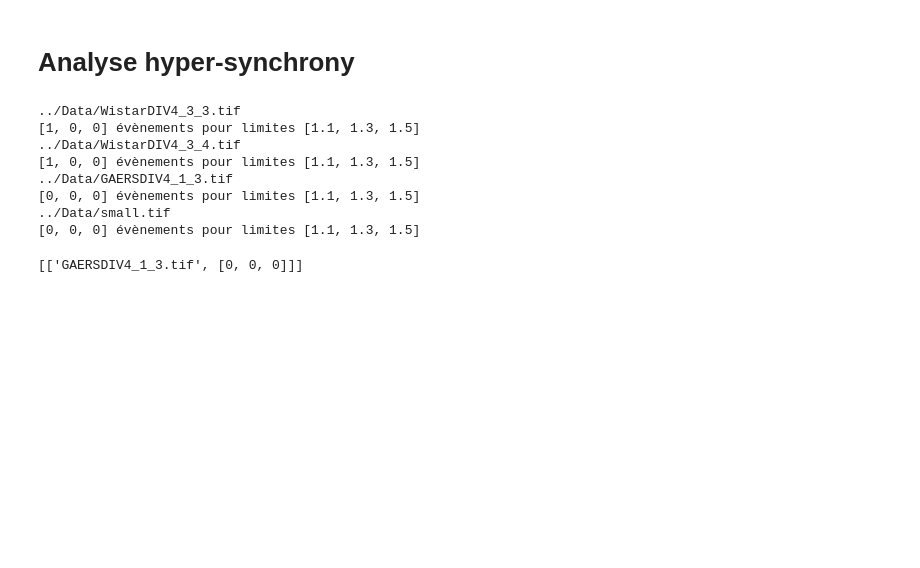
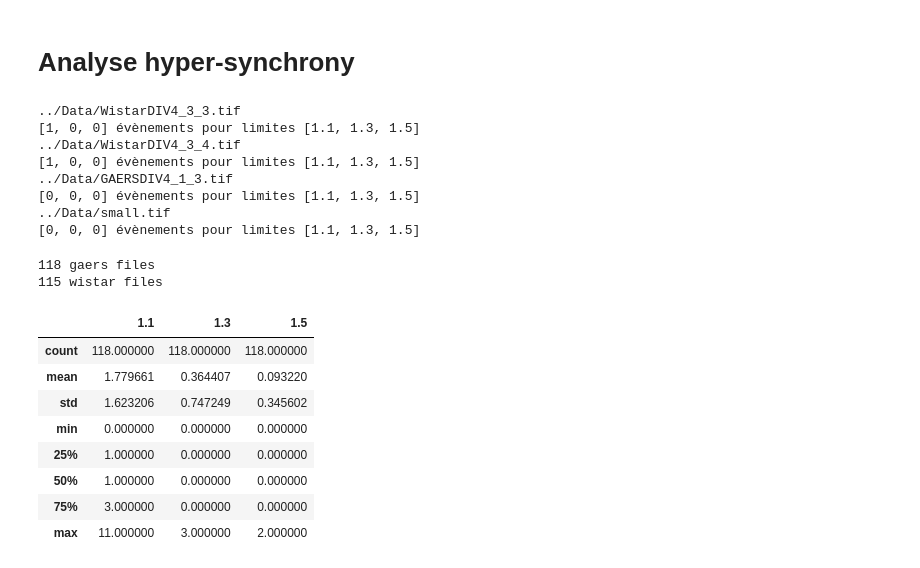
Before and after one commit to vuillaut/neuronDetector, a Jupyter notebook: scripts/analyse_csv.ipynb, the cells around one changed output. Cells and saved outputs as stored; diff of their text form; code cells hidden in the pictures; blank space fills up the shorter version.

```diff
--- a/scripts/analyse_csv.ipynb
+++ b/scripts/analyse_csv.ipynb
@@ -183,6 +183,10 @@ with open("../results/wistar_events.pickle", mode='wb') as file:
 [0, 0, 0] évènements pour limites [1.1, 1.3, 1.5]
 # %%
 # check re-load file
-pickle.load(open("../results/gaers_events.pickle", "rb"))
+gaers_list = pickle.load(open("../results/gaers_events.pickle", "rb"))
+wistar_list = pickle.load(open("../results/wistar_events.pickle", "rb"))
+print("{} gaers files".format(len(gaers_list)))
+print("{} wistar files".format(len(wistar_list)))
 # %% [output]
-[['GAERSDIV4_1_3.tif', [0, 0, 0]]]
+118 gaers files
+115 wistar files
@@ -188,0 +203,12 @@ pickle.load(open("../results/gaers_events.pickle", "rb"))
+# %%
+gaers_synchro.describe()
+# %% [output]
+|  | 1.1 | 1.3 | 1.5 |
+| count | 118.000000 | 118.000000 | 118.000000 |
+| mean | 1.779661 | 0.364407 | 0.093220 |
+| std | 1.623206 | 0.747249 | 0.345602 |
+| min | 0.000000 | 0.000000 | 0.000000 |
+| 25% | 1.000000 | 0.000000 | 0.000000 |
+| 50% | 1.000000 | 0.000000 | 0.000000 |
+| 75% | 3.000000 | 0.000000 | 0.000000 |
+| max | 11.000000 | 3.000000 | 2.000000 |
```
Also changed, not shown: parts of 3 cells of this notebook, 3 other files.
